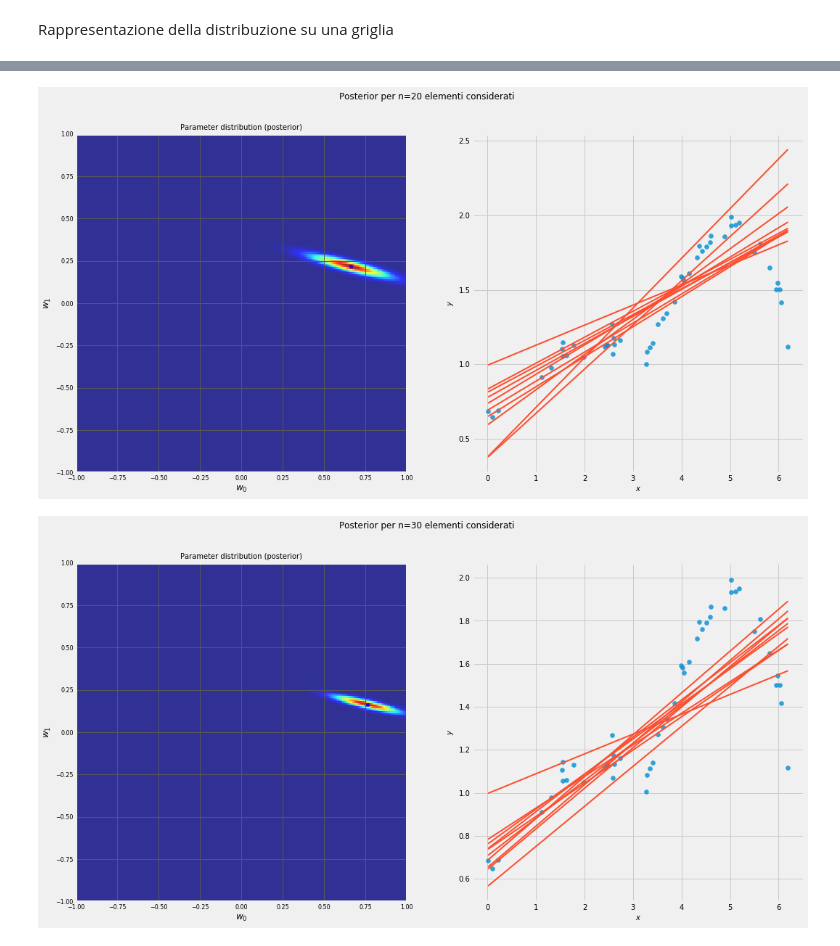
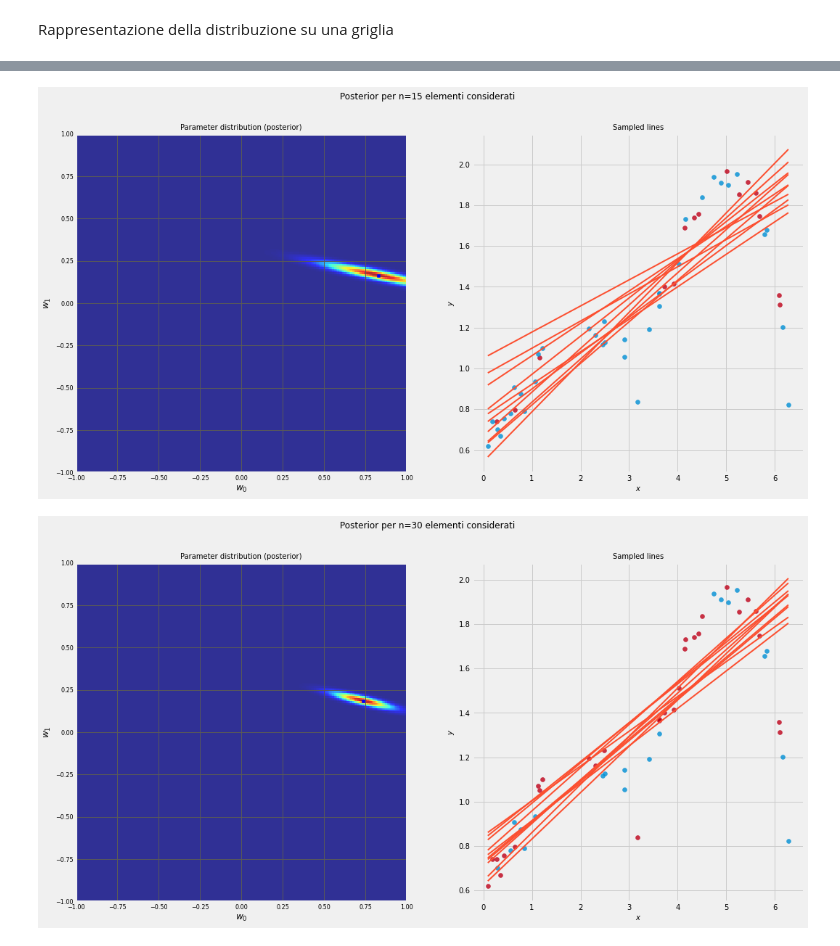
Before and after one commit to tvml/ml2324, a Jupyter notebook: codici/linregr_samples.ipynb, the cells around one changed output, grey strips where cells are left out. Cells and saved outputs as stored; diff of their text form; code cells hidden in the pictures.

```diff
--- a/codici/linregr_samples.ipynb
+++ b/codici/linregr_samples.ipynb
@@ -73,7 +93,7 @@ plt.show()
 Distribuzione a priori
 # %%
 # iperparametro per il prior
-alfa=.2
+alfa=.02
 # parametri del prior
 mu_prior=np.zeros(2)
 sigma_prior=np.eye(2)*alfa
@@ -112,8 +132,9 @@ plt.ylim(-1,1)
 ax.set_title('Parameter distribution (prior)')
 ax.xaxis.set_tick_params(labelsize=8)
 ax.yaxis.set_tick_params(labelsize=8)
-ax.grid(b=True, which='both', color='0.35')
+ax.grid(visible=True, which='both', color='0.35')
 ax=plt.subplot(1,2,2)
+ax.set_title('Sampled lines')
 ax.scatter(X, t, marker='o', alpha=1)
 plt.xlabel('$x$', fontsize=10)
 plt.ylabel('$y$', fontsize=10)
@@ -129,5 +150,5 @@ plt.show()
 # %%
-l = 10
+l = 5
 X_t, t_t = Phi[:l,:], t[:l]
 sigma_post = np.linalg.inv(sigma_prior+beta*np.dot(X_t.T,X_t))
 mu_post=beta*sigma_post.dot(X_t.T.dot(t_t)).flatten()
@@ -153,9 +174,11 @@ ax.set_ylabel('$w_1$', fontsize=12)
 ax.set_title('Parameter distribution (posterior)')
 ax.xaxis.set_tick_params(labelsize=8)
 ax.yaxis.set_tick_params(labelsize=8)
-ax.grid(b=True, which='both', color='0.35')
+ax.grid(visible=True, which='both', color='0.35')
 ax=plt.subplot(1,2,2)
-ax.scatter(X, t, marker='o', alpha=.8)
+ax.set_title('Sampled lines')
+ax.scatter(X[:l], t[:l], marker='o', alpha=.8, color=colors[7])
+ax.scatter(X[l:], t[l:], marker='o', alpha=.8)
 plt.xlabel(u'$x$', fontsize=10)
 plt.ylabel('$y$', fontsize=10)
 plt.xticks(fontsize=10)
@@ -170,5 +193,5 @@ plt.show()
 # %%
-l = 20
+l = 15
 X_t, t_t = Phi[:l,:], t[:l]
 sigma_post = np.linalg.inv(sigma_prior+beta*np.dot(X_t.T,X_t))
 mu_post=beta*sigma_post.dot(X_t.T.dot(t_t)).flatten()
@@ -178,36 +201,38 @@ sdy = np.sqrt(sigma_post[1,1])
 func=np.vectorize(lambda x,y:st.multivariate_normal.pdf([x,y],mu_post,sigma_post))
 x = np.linspace(-1, 1, 200)
 y = np.linspace(-1, 1, 200)
 XX,YY = np.meshgrid(x, y)
 Z=func(XX,YY)
 
 sample_post=np.random.multivariate_normal(mu_post, sigma_post, 10)
 
 fig = plt.figure(figsize=(16,8))
 ax = fig.gca()
 ax=plt.subplot(1,2,1)
 ax.set_aspect(1)
 ax.scatter(mu_post[0], mu_post[1], s=20, marker='s', color='b')
 imshow_handle = ax.imshow(Z, origin='lower', extent=(x.min(),x.max(), y.min(), y.max()), aspect='auto', alpha=.8)
 ax.set_xlabel('$w_0$', fontsize=12)
 ax.set_ylabel('$w_1$', fontsize=12)
 ax.set_title('Parameter distribution (posterior)')
 ax.xaxis.set_tick_params(labelsize=8)
 ax.yaxis.set_tick_params(labelsize=8)
-ax.grid(b=True, which='both', color='0.35')
+ax.grid(visible=True, which='both', color='0.35')
 ax=plt.subplot(1,2,2)
-ax.scatter(X, t, marker='o', alpha=.8)
+ax.set_title('Sampled lines')
+ax.scatter(X[:l], t[:l], marker='o', alpha=.8, color=colors[7])
+ax.scatter(X[l:], t[l:], marker='o', alpha=.8)
 plt.xlabel(u'$x$', fontsize=10)
 plt.ylabel('$y$', fontsize=10)
 plt.xticks(fontsize=10)
 plt.yticks(fontsize=10)
 for w in sample_post:
     yy=Phixx.dot(w)
     ax.plot(xx,yy, c=colors[1])
 plt.suptitle(u'Posterior per n={0:2d} elementi considerati'.format(l))
 plt.show()
 # %% [output]
-[figure, old version]
+[figure, new version]
 # %%
 l = 30
 X_t, t_t = Phi[:l,:], t[:l]
@@ -235,9 +260,11 @@ ax.set_ylabel('$w_1$', fontsize=12)
 ax.set_title('Parameter distribution (posterior)')
 ax.xaxis.set_tick_params(labelsize=8)
 ax.yaxis.set_tick_params(labelsize=8)
-ax.grid(b=True, which='both', color='0.35')
+ax.grid(visible=True, which='both', color='0.35')
 ax=plt.subplot(1,2,2)
-ax.scatter(X, t, marker='o', alpha=.8)
+ax.set_title('Sampled lines')
+ax.scatter(X[:l], t[:l], marker='o', alpha=.8, color=colors[7])
+ax.scatter(X[l:], t[l:], marker='o', alpha=.8)
 plt.xlabel(u'$x$', fontsize=10)
 plt.ylabel('$y$', fontsize=10)
 plt.xticks(fontsize=10)
@@ -248,4 +275,4 @@ for w in sample_post:
 plt.suptitle(u'Posterior per n={0:2d} elementi considerati'.format(l))
 plt.show()
 # %% [output]
-[figure, old version]
+[figure, new version]
```
Also changed, not shown: parts of 7 cells of this notebook, 4 other files.
